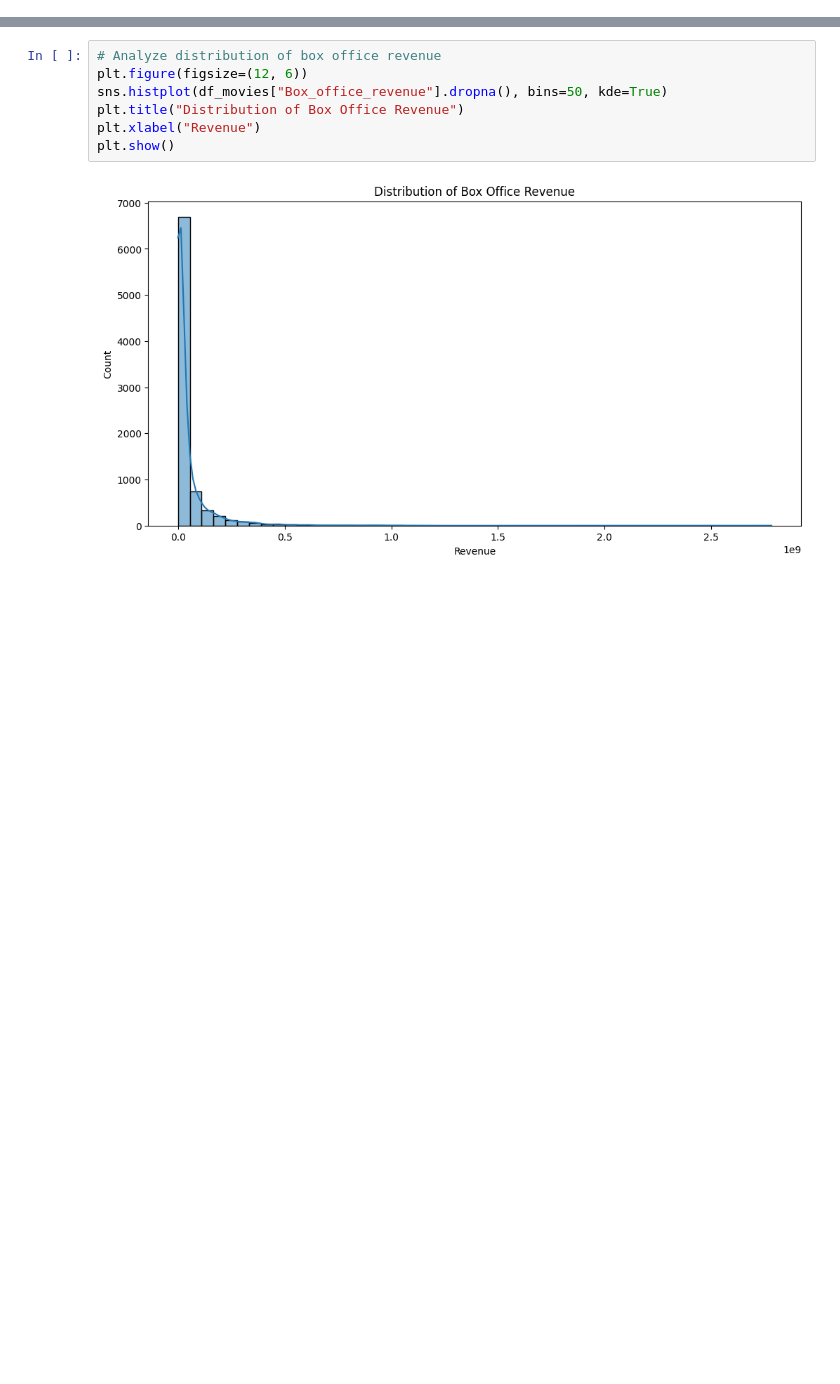
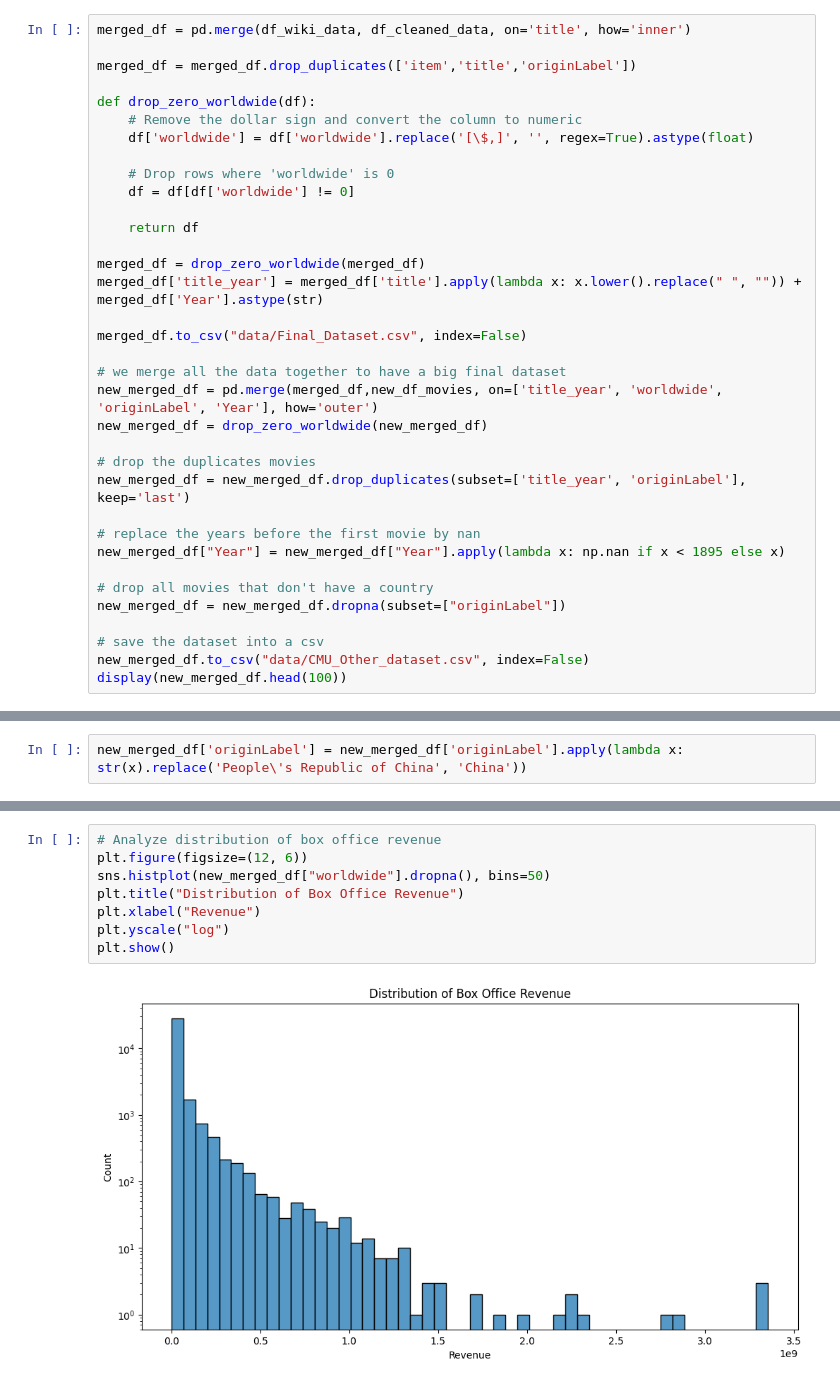
Before and after one commit to epfl-ada/ada-2024-project-l-ekip, a Jupyter notebook: results.ipynb, the cells around one changed output, grey strips where cells are left out. Drawn from its saved outputs; the diff is of its cells as text; blank space fills up the shorter version.

```diff
--- a/results.ipynb
+++ b/results.ipynb
@@ -102,0 +109,35 @@ dtype: int64
+# %%
+merged_df = pd.merge(df_wiki_data, df_cleaned_data, on='title', how='inner')
+
+merged_df = merged_df.drop_duplicates(['item','title','originLabel'])
+
+def drop_zero_worldwide(df):
+    # Remove the dollar sign and convert the column to numeric
+    df['worldwide'] = df['worldwide'].replace('[\$,]', '', regex=True).astype(float)
+
+    # Drop rows where 'worldwide' is 0
+    df = df[df['worldwide'] != 0]
+
+    return df
+
+merged_df = drop_zero_worldwide(merged_df)
+merged_df['title_year'] = merged_df['title'].apply(lambda x: x.lower().replace(" ", "")) + merged_df['Year'].astype(str)
+
+merged_df.to_csv("data/Final_Dataset.csv", index=False)
+
+# we merge all the data together to have a big final dataset
+new_merged_df = pd.merge(merged_df,new_df_movies, on=['title_year', 'worldwide', 'originLabel', 'Year'], how='outer')
+new_merged_df = drop_zero_worldwide(new_merged_df)
+
+# drop the duplicates movies
+new_merged_df = new_merged_df.drop_duplicates(subset=['title_year', 'originLabel'], keep='last')
+
+# replace the years before the first movie by nan
+new_merged_df["Year"] = new_merged_df["Year"].apply(lambda x: np.nan if x < 1895 else x)
+
+# drop all movies that don't have a country
+new_merged_df = new_merged_df.dropna(subset=["originLabel"])
+
+# save the dataset into a csv
+new_merged_df.to_csv("data/CMU_Other_dataset.csv", index=False)
+display(new_merged_df.head(100))
@@ -102,0 +164,2 @@ dtype: int64
+# %%
+new_merged_df['originLabel'] = new_merged_df['originLabel'].apply(lambda x: str(x).replace('People\'s Republic of China', 'China'))
@@ -114,9 +180,10 @@ plt.show()
 # %%
 # Analyze distribution of box office revenue
 plt.figure(figsize=(12, 6))
-sns.histplot(df_movies["Box_office_revenue"].dropna(), bins=50, kde=True)
+sns.histplot(new_merged_df["worldwide"].dropna(), bins=50)
 plt.title("Distribution of Box Office Revenue")
 plt.xlabel("Revenue")
+plt.yscale("log")
 plt.show()
 # %% [output]
-[figure, old version]
+[figure, new version]
```
Also changed, not shown: parts of 32 cells of this notebook, 13 other files.
